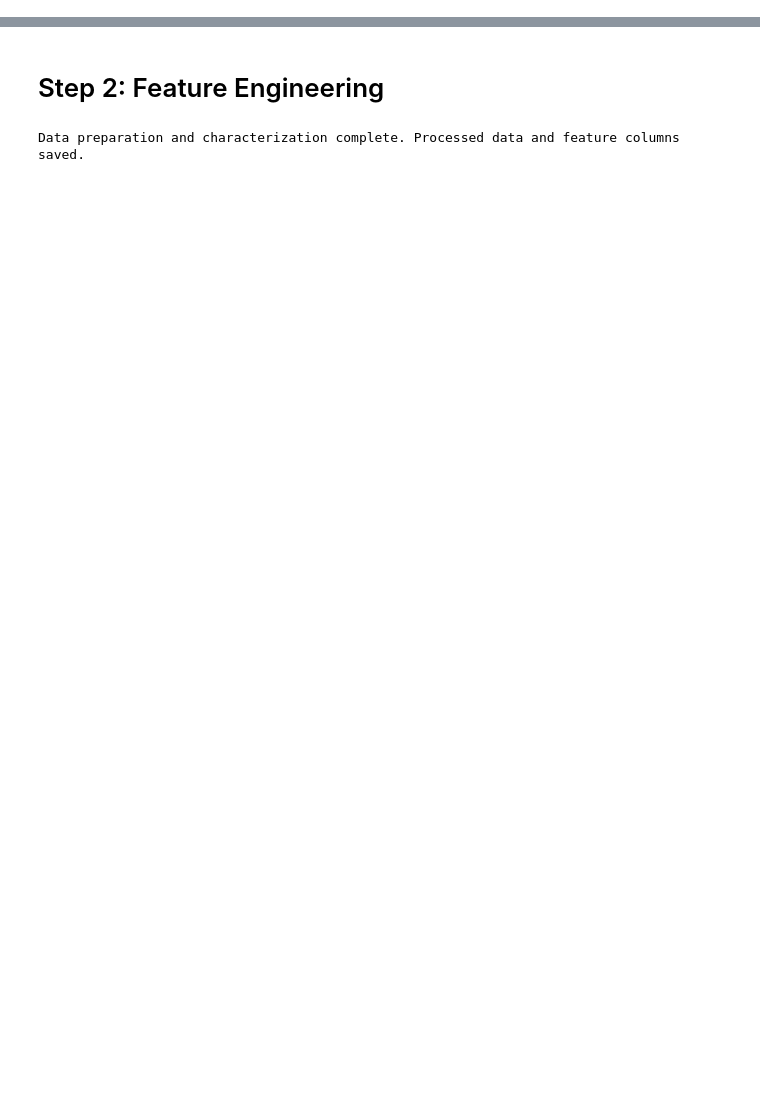
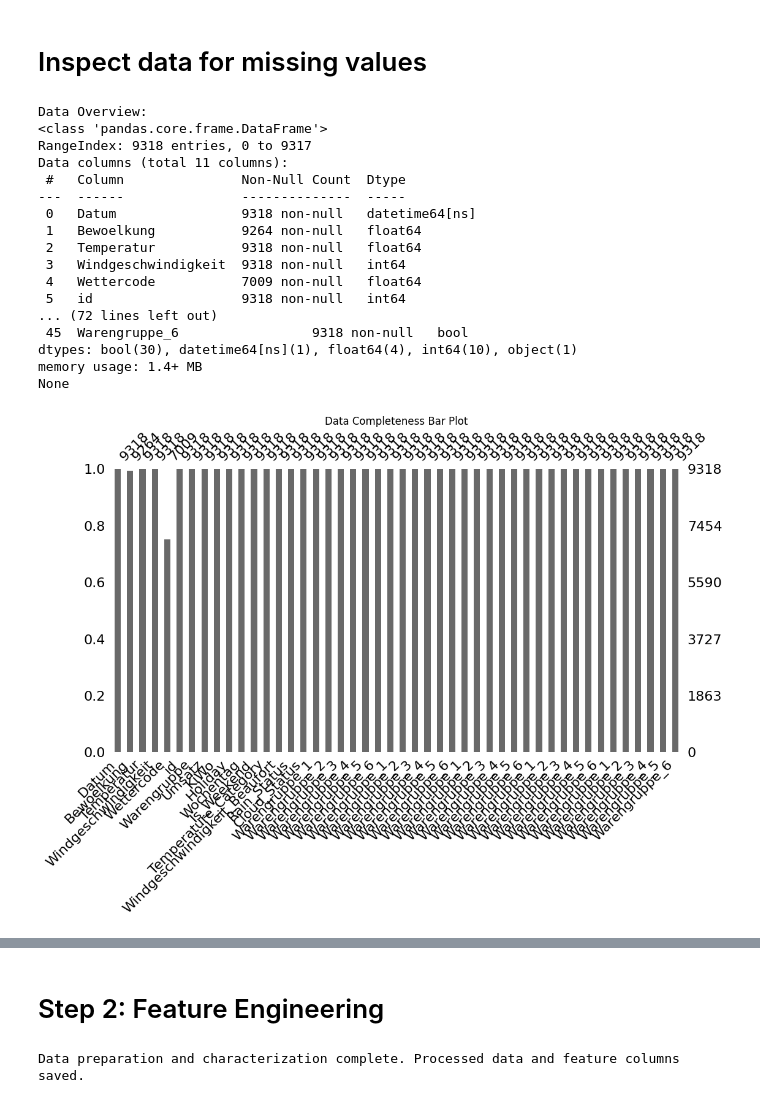
Before and after one commit to Marcel-Ag/Team_Raum-3_BakerySalesPredictions, a Jupyter notebook: 0_DataPreparation/DataPrep.ipynb, the cells around one changed output, grey strips where cells are left out. Saved outputs shown, nothing was run; the diff lists cells and outputs as text; code cells hidden in the pictures; blank space fills up the shorter version.

```diff
--- a/0_DataPreparation/DataPrep.ipynb
+++ b/0_DataPreparation/DataPrep.ipynb
@@ -3,5 +3,4 @@
 # %%
-!pip install holidays
 import pandas as pd
 import holidays
 
@@ -16,7 +15,7 @@ wetter = pd.read_csv(wetter_url, delimiter=',')
 umsatzdaten_gekuerzt = pd.read_csv(umsatzdaten_gekuerzt_url, delimiter=',')
 
 # Merge datasets with a left join to retain all rows from wetter
-wetter_umsatzdaten = pd.merge(wetter, umsatzdaten_gekuerzt, on="Datum", how="left")
+wetter_umsatzdaten = pd.merge(wetter, umsatzdaten_gekuerzt, on="Datum", how="inner")
 
 # Add KiWo flag
 wetter_umsatzdaten['KiWo'] = wetter_umsatzdaten['Datum'].isin(kiwo['Datum']).astype(int)
@@ -41,12 +40,6 @@ holiday_dates = set(date for date, name in holidays_sh)
 # Add a new column 'Holiday' to the wetter_umsatzdaten dataframe
 wetter_umsatzdaten['Holiday'] = wetter_umsatzdaten['Datum'].apply(lambda x: 1 if pd.to_datetime(x).date() in holiday_dates else 0)
 
-# Replace NaN in Umsatz with 0
-wetter_umsatzdaten['Umsatz'] = wetter_umsatzdaten['Umsatz'].fillna(0)
-
-# Replace NaN in Warengruppe with 0
-wetter_umsatzdaten['Warengruppe'] = wetter_umsatzdaten['Warengruppe'].fillna(0).astype(int)
-
 # Create a new column 'ID' to match the sample submission format (YYMMDDW)
 wetter_umsatzdaten['ID'] = (
     wetter_umsatzdaten['Datum'].dt.strftime('%y%m%d').astype(str) +
@@ -61,14 +54,6 @@ wetter_umsatzdaten.to_csv("wetter_umsatzdaten_kiwo_hol_id.csv", index=False)
 
 print("Merge complete. Data saved for subsequent processing.")
 
-
-# Load the merged dataset
+#Load the merged dataset
 wetter_umsatzdaten_kiwo = pd.read_csv("../0_DataPreparation/wetter_umsatzdaten_kiwo_hol_id.csv")
-
-# Step 1: Inspect the data
-print("Data Overview:")
-print(wetter_umsatzdaten_kiwo.tail())
-print("Shape of Data:", wetter_umsatzdaten_kiwo.shape)
-print("Missing values per column:")
-print(wetter_umsatzdaten_kiwo.isnull().sum())
 # %% [output]
@@ -91,0 +67,46 @@ dtype: int64
+# %% [markdown]
+# Inspect data for missing values
+# %%
+import missingno as msno
+from matplotlib import pyplot as plt
+
+print("Data Overview:")
+print(wetter_umsatzdaten.info())
+print("Shape of Data:", wetter_umsatzdaten_kiwo.shape)
+print("Missing values per column:")
+print(wetter_umsatzdaten.isnull().sum())
+#print(wetter_umsatzdaten.head())
+#print(wetter_umsatzdaten.tail())
+
+#Load the data
+df = wetter_umsatzdaten_kiwo.copy()
+print(df.info())
+
+#barplot of complete data
+msno.bar(df, figsize=(12, 6))
+plt.title('Data Completeness Bar Plot')
+plt.show()
+
+#Visualize missing data for 'Bewoelkung'
+msno.matrix(df, figsize=(12, 6))
+plt.title('Missing Data Matrix Plot')
+plt.show()
+# %% [output]
+Data Overview:
+<class 'pandas.core.frame.DataFrame'>
+RangeIndex: 9318 entries, 0 to 9317
+Data columns (total 11 columns):
+ #   Column               Non-Null Count  Dtype
+---  ------               --------------  -----
+ 0   Datum                9318 non-null   datetime64[ns]
+ 1   Bewoelkung           9264 non-null   float64
+ 2   Temperatur           9318 non-null   float64
+ 3   Windgeschwindigkeit  9318 non-null   int64
+ 4   Wettercode           7009 non-null   float64
+ 5   id                   9318 non-null   int64
+... (72 lines left out)
+ 45  Warengruppe_6                 9318 non-null   bool
+dtypes: bool(30), datetime64[ns](1), float64(4), int64(10), object(1)
+memory usage: 1.4+ MB
+None
+[figure, added]
```
Also changed, not shown: parts of 5 cells of this notebook, 5 other files.
